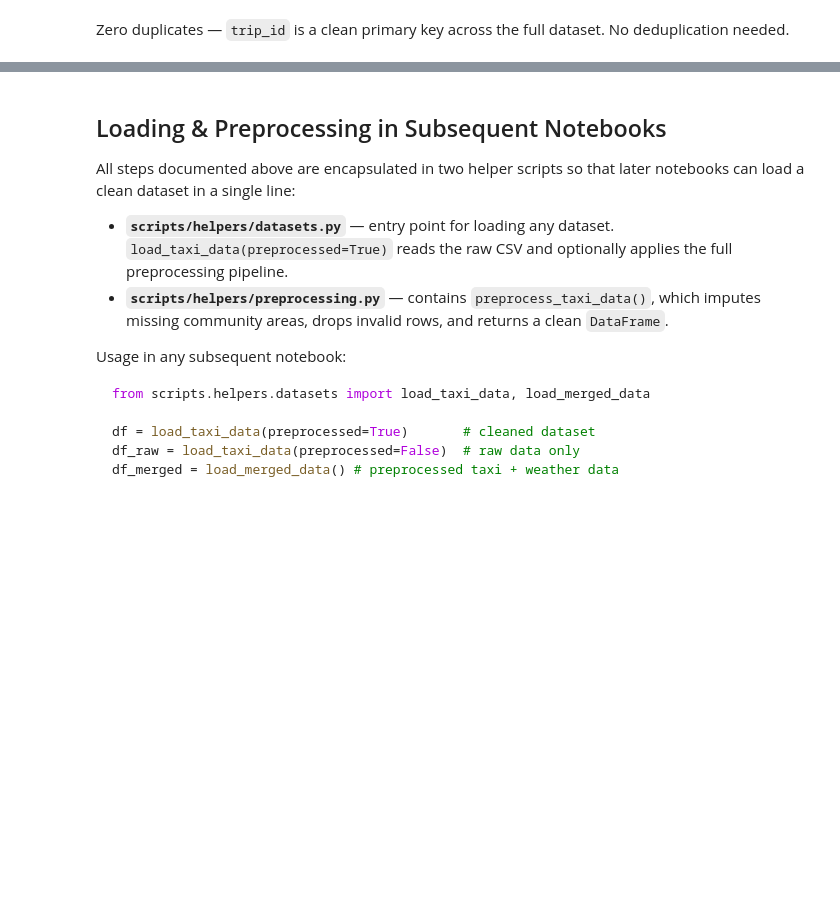
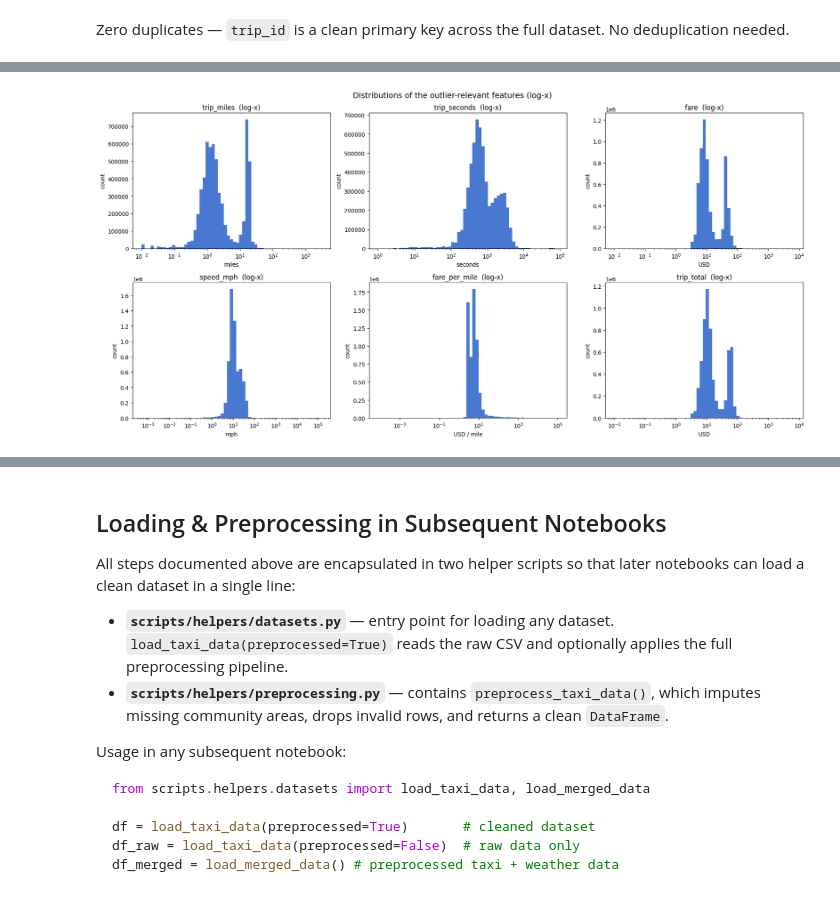
Before and after one commit to timoerc/AAA26-Chicago-Mobility, a Jupyter notebook: notebooks/01_data_preparation.ipynb, the cells around one changed output, grey strips where cells are left out. Saved outputs shown, nothing was run; the diff lists cells and outputs as text; code cells hidden in the pictures; blank space fills up the shorter version.

Commit message:
add outlier analysis and summary

```diff
--- a/notebooks/01_data_preparation.ipynb
+++ b/notebooks/01_data_preparation.ipynb
@@ -216,5 +218,7 @@ np.int64(83221)
 # %% [markdown]
 **83,221 ghost trips** — roughly 1.3% of the dataset. These are dropped by `preprocess_taxi_data` in `scripts/helpers/preprocessing.py`. The criterion is strict: all four conditions must hold simultaneously, so genuine very-short trips that covered even a small distance are preserved.
+# %%
+df = df[df['trip_seconds'] > 0].copy()
 # %% [markdown]
 ### Trips with 0 Miles but Positive Duration
 
@@ -284,0 +323,25 @@ Zero duplicates — `trip_id` is a clean primary key across the full dataset. No
+# %%
+# Diagnose on the fully cleaned dataset (exactly what the downstream notebooks load)
+df_diag = df.copy()
+
+# --- Derived plausibility features (bivariate — catch cases each column hides on its own) ---
+df_diag["speed_mph"]     = df_diag["trip_miles"] / (df_diag["trip_seconds"] / 3600)
+df_diag["fare_per_mile"] = df_diag["fare"] / df_diag["trip_miles"]
+df_diag["total_check"]   = df_diag["trip_total"] - (
+    df_diag["fare"] + df_diag["tips"] + df_diag["tolls"] + df_diag["extras"]
+)
+
+# Division by zero (trip_seconds==0 or trip_miles==0 that survived the earlier filters) -> NaN
+df_diag[["speed_mph", "fare_per_mile"]] = df_diag[["speed_mph", "fare_per_mile"]].replace(
+    [np.inf, -np.inf], np.nan
+)
+
+# --- Distribution overview: quantiles instead of just min/max (expose the right-skewed tails) ---
+feature_cols = ["trip_miles", "trip_seconds", "fare", "tips", "trip_total",
+                "speed_mph", "fare_per_mile"]
+summary = (
+    df_diag[feature_cols]
+    .describe(percentiles=[0.01, 0.05, 0.5, 0.95, 0.99, 0.999])
+    .T.round(2)
+)
+display(summary)
@@ -284,0 +383,20 @@ Zero duplicates — `trip_id` is a clean primary key across the full dataset. No
+# %%
+# Log-scaled histograms — with strongly right-skewed taxi distributions a linear axis shows just one bar
+plot_feats = [
+    ("trip_miles", "miles"), ("trip_seconds", "seconds"), ("fare", "USD"),
+    ("speed_mph", "mph"), ("fare_per_mile", "USD / mile"), ("trip_total", "USD"),
+]
+fig, axes = plt.subplots(2, 3, figsize=(18, 9))
+for ax, (col, unit) in zip(axes.ravel(), plot_feats):
+    vals = df_diag[col].replace([np.inf, -np.inf], np.nan).dropna()
+    vals = vals[vals > 0]
+    bins = np.logspace(np.log10(vals.min()), np.log10(vals.max()), 60)
+    ax.hist(vals, bins=bins, color=sns.color_palette("muted")[0], edgecolor="none")
+    ax.set_xscale("log")
+    ax.set_title(f"{col}  (log-x)")
+    ax.set_xlabel(unit); ax.set_ylabel("count")
+fig.suptitle("Distributions of the outlier-relevant features (log-x)", fontsize=14)
+plt.tight_layout()
+plt.show()
+# %% [output]
+[figure, added]
```
Also changed, not shown: parts of 21 cells of this notebook, 1 other file.
